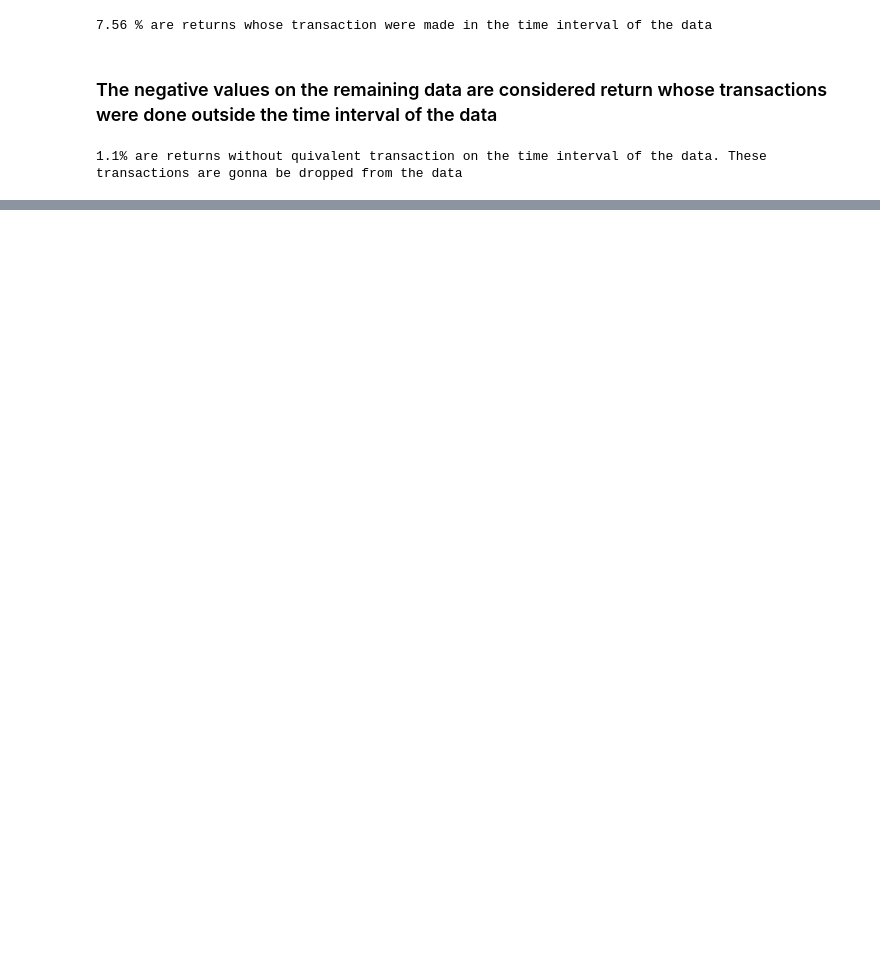
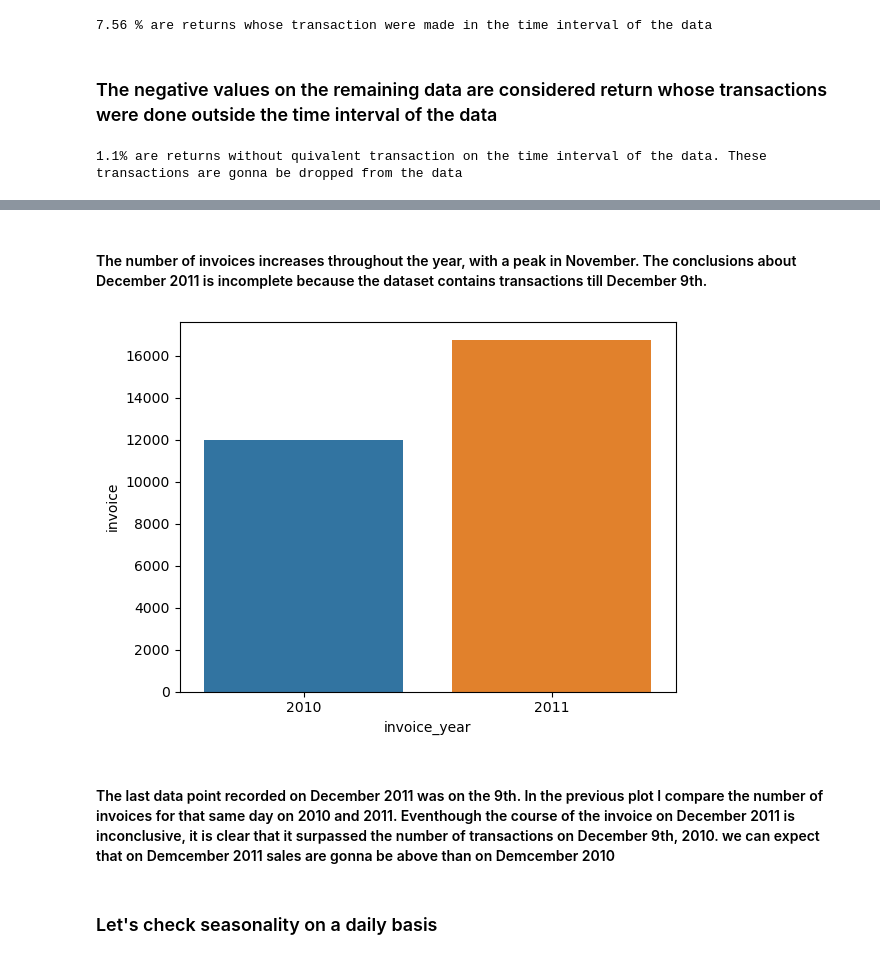
Before and after one commit to adriannaluz/data-analysis_portfolio, a Jupyter notebook: customer_segmentation/notebooks/EDA.ipynb, the cells around one changed output, grey strips where cells are left out. Saved outputs shown, nothing was run; the diff lists cells and outputs as text; code cells hidden in the pictures; blank space fills up the shorter version.

```diff
--- a/customer_segmentation/notebooks/EDA.ipynb
+++ b/customer_segmentation/notebooks/EDA.ipynb
@@ -351,0 +438,15 @@ online_trans.rename(columns={'index': 'old_index'}, inplace=True)
+# %% [markdown]
+#### The number of invoices increases throughout the year, with a peak in November. The conclusions about December 2011 is incomplete because the dataset contains transactions till December 9th.
+# %%
+# Let's inspect the transactions on Dec 2010 and 2011 to have an estimation of the total sales on Dec 2011
+Dec10_trans = online_trans[online_trans['invoice_date'] <= "2010-12-09 12:50:00"].groupby(["invoice_year", "invoice_month"]).count()['invoice'].reset_index()
+Dec11_trans = online_trans[online_trans['invoice_date'] >= "2011-12-01 00:00:00"].groupby(["invoice_year", "invoice_month"]).count()['invoice'].reset_index()
+Dec_comp = pd.concat([Dec10_trans, Dec11_trans])
+# %%
+sns.barplot(data=Dec_comp, x='invoice_year', y='invoice');
+# %% [output]
+[figure, added]
+# %% [markdown]
+#### The last data point recorded on December 2011 was on the 9th. In the previous plot I compare the number of invoices for that same day on 2010 and 2011. Eventhough the course of the invoice on December 2011 is inconclusive, it is clear that it surpassed the number of transactions on December 9th, 2010. we can expect that on Demcember 2011 sales are gonna be above than on Demcember 2010
+# %% [markdown]
+### Let's check seasonality on a daily basis
```
Also changed, not shown: parts of 46 cells of this notebook.
